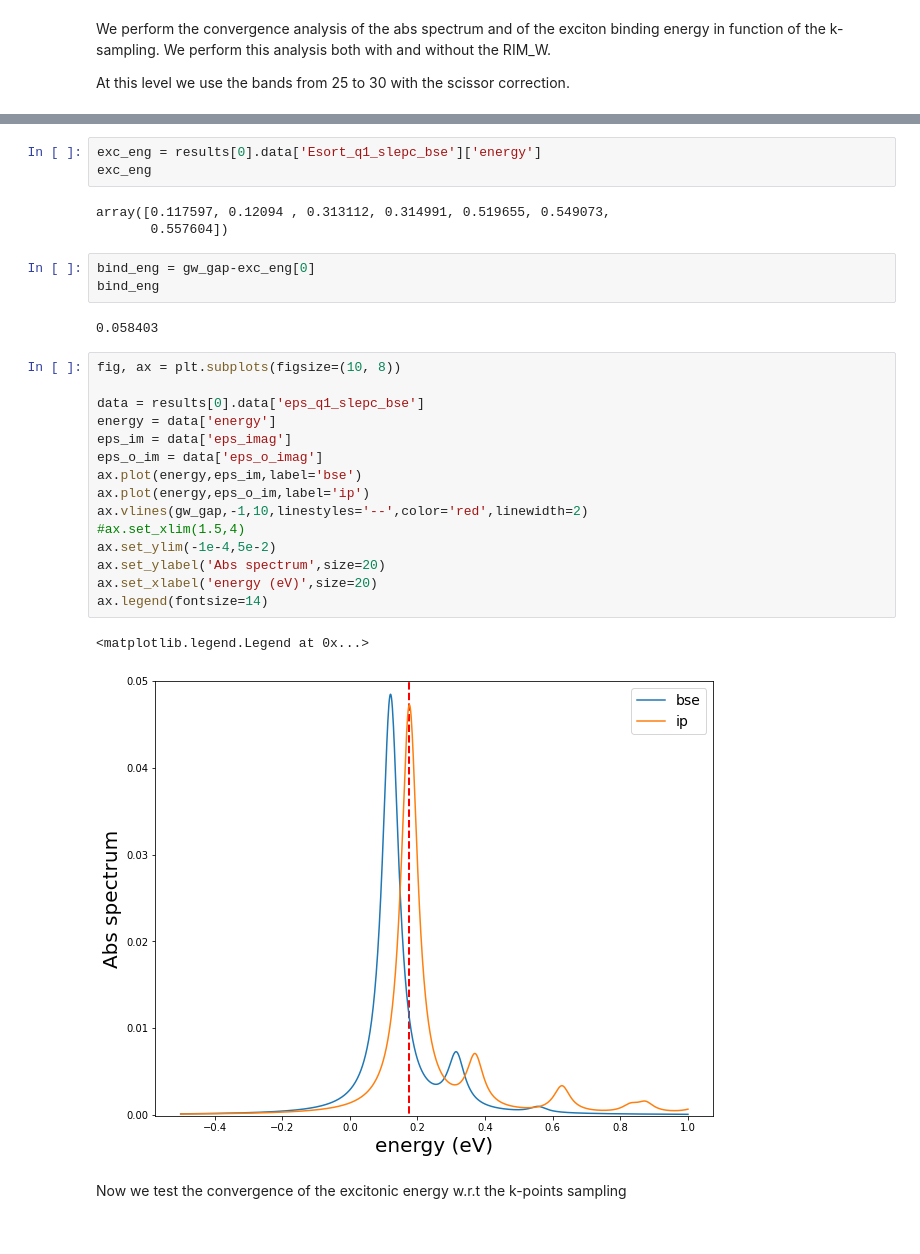
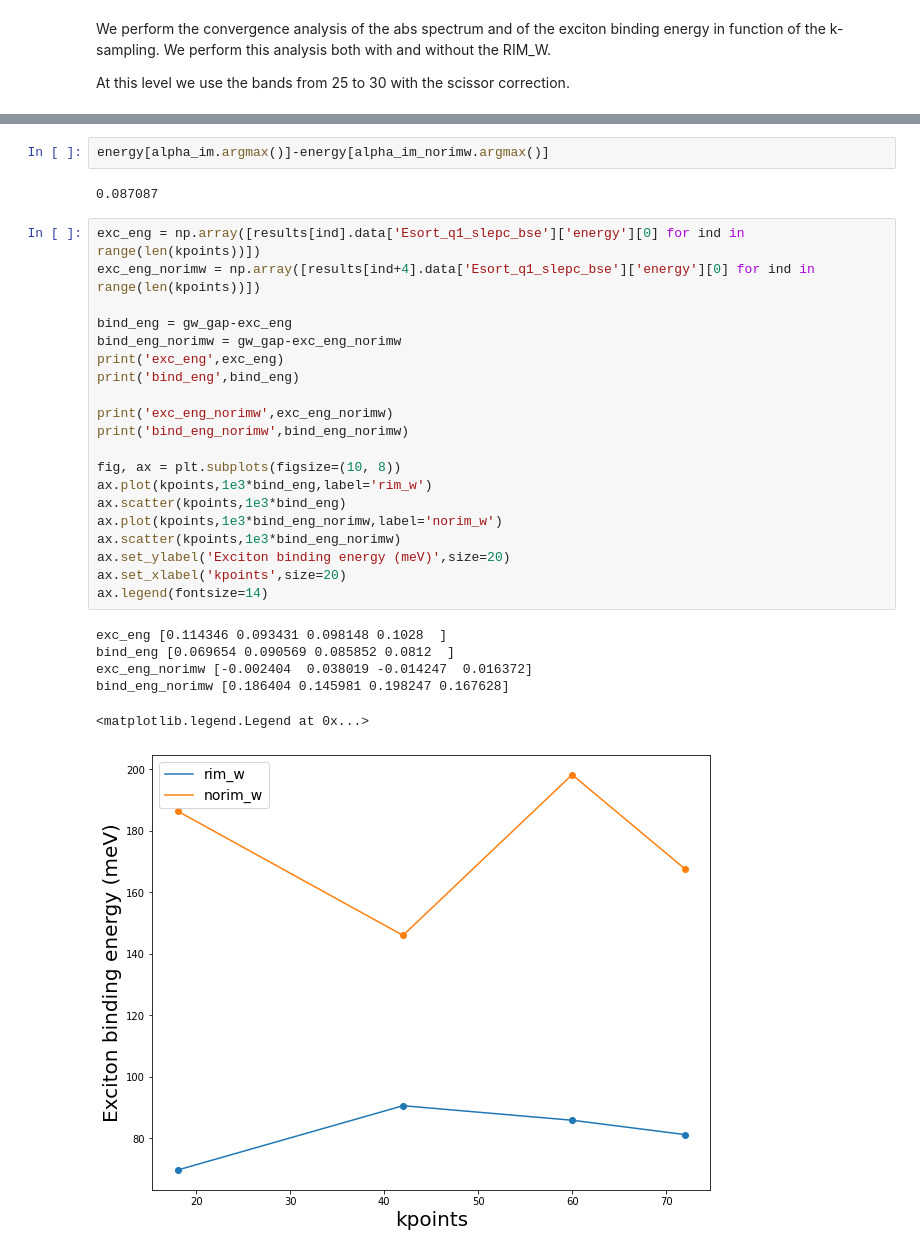
Before and after one commit to marcodalessandro76/Stanene, a Jupyter notebook: BSE_Analysis-ONCV.ipynb, the cells around one changed output, grey strips where cells are left out. Cells and saved outputs as stored; diff of their text form.

```diff
--- a/BSE_Analysis-ONCV.ipynb
+++ b/BSE_Analysis-ONCV.ipynb
@@ -684,31 +533,31 @@ array([0.117597, 0.12094 , 0.313112, 0.314991, 0.519655, 0.549074,
-# %%
-exc_eng = results[0].data['Esort_q1_slepc_bse']['energy']
-exc_eng
-# %% [output]
-array([0.117597, 0.12094 , 0.313112, 0.314991, 0.519655, 0.549073,
-       0.557604])
-# %%
-bind_eng = gw_gap-exc_eng[0]
-bind_eng
-# %% [output]
-0.058403
-# %%
-fig, ax = plt.subplots(figsize=(10, 8))
-
-data = results[0].data['eps_q1_slepc_bse']
-energy = data['energy']
-eps_im = data['eps_imag']
-eps_o_im = data['eps_o_imag']
-ax.plot(energy,eps_im,label='bse')
-ax.plot(energy,eps_o_im,label='ip')
-ax.vlines(gw_gap,-1,10,linestyles='--',color='red',linewidth=2)
-#ax.set_xlim(1.5,4)
-ax.set_ylim(-1e-4,5e-2)
-ax.set_ylabel('Abs spectrum',size=20)
-ax.set_xlabel('energy (eV)',size=20)
-ax.legend(fontsize=14)
-# %% [output]
-<matplotlib.legend.Legend at 0x...>
-[figure, removed]
-# %% [markdown]
-Now we test the convergence of the excitonic energy w.r.t the k-points sampling
+# %%
+energy[alpha_im.argmax()]-energy[alpha_im_norimw.argmax()]
+# %% [output]
+0.087087
+# %%
+exc_eng = np.array([results[ind].data['Esort_q1_slepc_bse']['energy'][0] for ind in range(len(kpoints))])
+exc_eng_norimw = np.array([results[ind+4].data['Esort_q1_slepc_bse']['energy'][0] for ind in range(len(kpoints))])
+
+bind_eng = gw_gap-exc_eng
+bind_eng_norimw = gw_gap-exc_eng_norimw
+print('exc_eng',exc_eng)
+print('bind_eng',bind_eng)
+
+print('exc_eng_norimw',exc_eng_norimw)
+print('bind_eng_norimw',bind_eng_norimw)
+
+fig, ax = plt.subplots(figsize=(10, 8))
+ax.plot(kpoints,1e3*bind_eng,label='rim_w')
+ax.scatter(kpoints,1e3*bind_eng)
+ax.plot(kpoints,1e3*bind_eng_norimw,label='norim_w')
+ax.scatter(kpoints,1e3*bind_eng_norimw)
+ax.set_ylabel('Exciton binding energy (meV)',size=20)
+ax.set_xlabel('kpoints',size=20)
+ax.legend(fontsize=14)
+# %% [output]
+exc_eng [0.114346 0.093431 0.098148 0.1028  ]
+bind_eng [0.069654 0.090569 0.085852 0.0812  ]
+exc_eng_norimw [-0.002404  0.038019 -0.014247  0.016372]
+bind_eng_norimw [0.186404 0.145981 0.198247 0.167628]
+<matplotlib.legend.Legend at 0x...>
+[figure, added]
```
Also changed, not shown: parts of 32 cells of this notebook.
